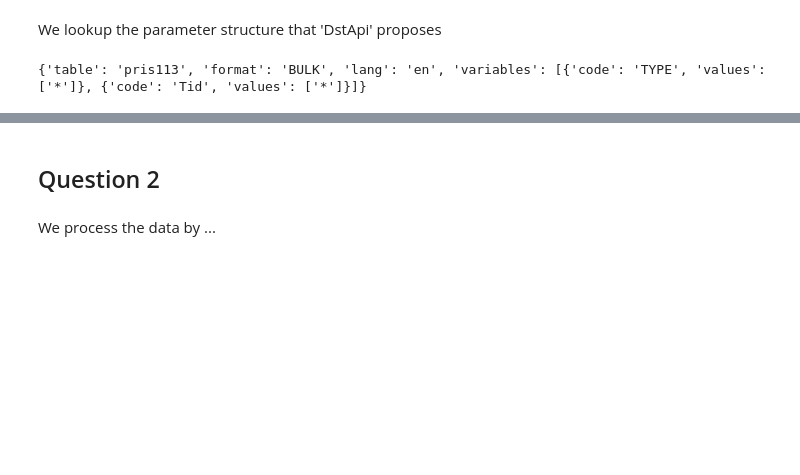
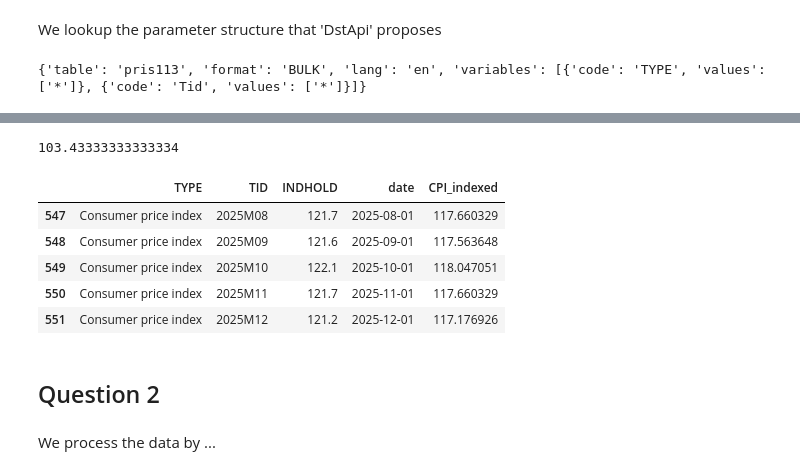
Before and after one commit to NumEconCopenhagen/projects-2025-jvb, a Jupyter notebook: 01_dataproject/dataproject.ipynb, the cells around one changed output, grey strips where cells are left out. Cells and saved outputs as stored; diff of their text form; code cells hidden in the pictures; blank space fills up the shorter version.

```diff
--- a/01_dataproject/dataproject.ipynb
+++ b/01_dataproject/dataproject.ipynb
@@ -47,0 +51,4 @@ print(params)
+# %%
+data = pris113.get_data(params=params)
+print(data.columns)
+data.head()
@@ -47,0 +63,4 @@ print(params)
+# %%
+data['date'] = pd.to_datetime(data['TID'], format='%YM%m')
+data = data.sort_values('date').reset_index(drop=True)
+data.head()
@@ -47,0 +85,4 @@ print(params)
+# %%
+data['INDHOLD'] = data['INDHOLD'].astype(float)
+print(data['INDHOLD'].dtype)
+data.head()
@@ -48,3 +97,17 @@ print(params)
+# %%
+mean_2020 = data.loc[data['date'].dt.year == 2020, 'INDHOLD'].mean()
+print(mean_2020)
+
+data['CPI_indexed'] = data['INDHOLD'] / mean_2020 * 100
+data.tail()
+# %% [output]
+103.43333333333334
+|  | TYPE | TID | INDHOLD | date | CPI_indexed |
+| 547 | Consumer price index | 2025M08 | 121.7 | 2025-08-01 | 117.660329 |
+| 548 | Consumer price index | 2025M09 | 121.6 | 2025-09-01 | 117.563648 |
+| 549 | Consumer price index | 2025M10 | 122.1 | 2025-10-01 | 118.047051 |
+| 550 | Consumer price index | 2025M11 | 121.7 | 2025-11-01 | 117.660329 |
+| 551 | Consumer price index | 2025M12 | 121.2 | 2025-12-01 | 117.176926 |
 # %%
 data = dataproject.load_data()
 # %% [markdown]
```
Also changed, not shown: parts of 6 cells of this notebook.
